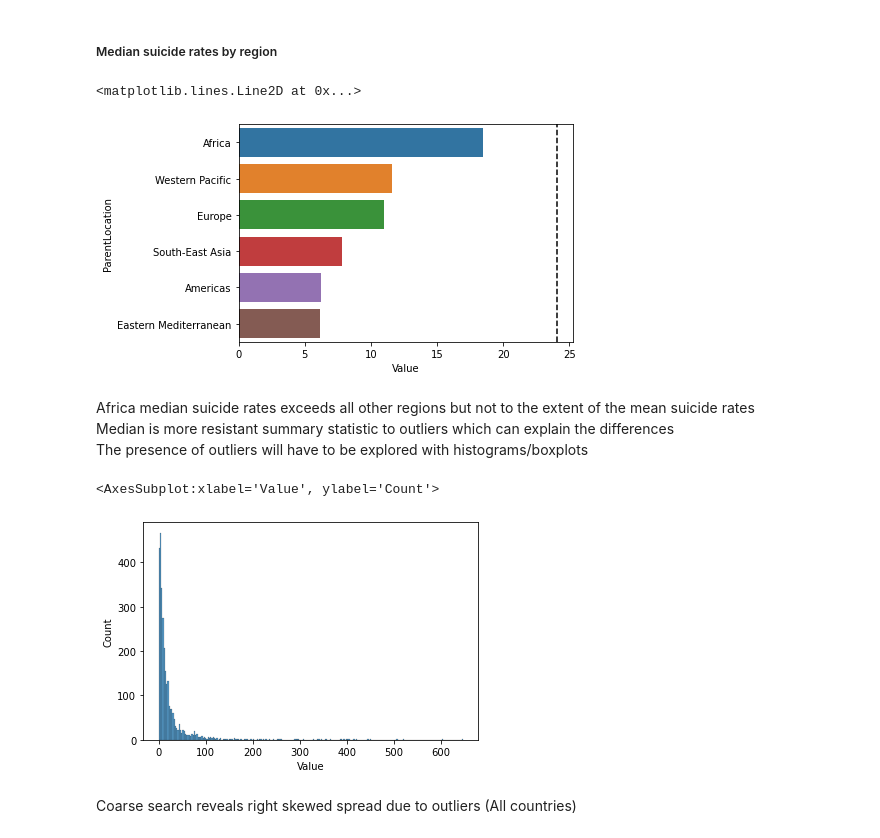
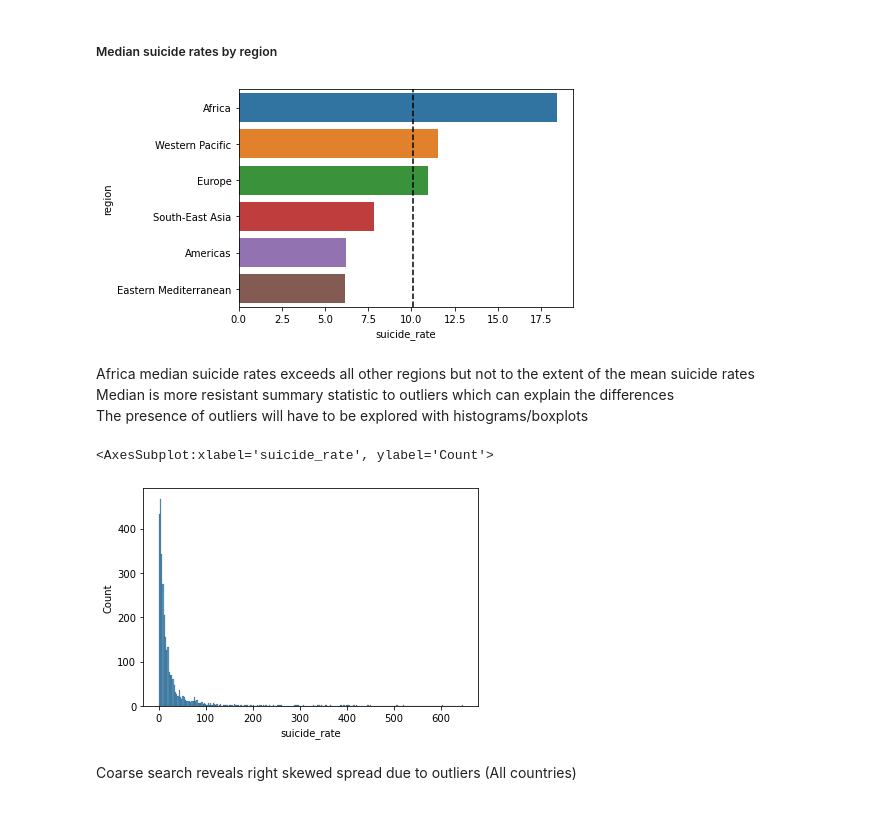
Before and after one commit to Fullcure3/WHO_suicide_rates, a Jupyter notebook: Suicides.ipynb, the cells around one changed output. Cells and saved outputs as stored; diff of their text form; code cells hidden in the pictures.

```diff
--- a/Suicides.ipynb
+++ b/Suicides.ipynb
@@ -99,7 +100,7 @@ suicide_columns = suicides.columns.to_list()
 print(suicide_columns)
 
 #Add desired columns to a list
-desired_columns = ['ParentLocation', 'Location', 'Period', 'Value', 'Dim1', 'Dim2ValueCode']
+desired_columns = ['ParentLocation', 'Location', 'Value', 'Dim1', 'Dim2ValueCode']
 # %% [output]
 ['IndicatorCode', 'Indicator', 'ValueType', 'ParentLocationCode', 'ParentLocation', 'Location type', 'SpatialDimValueCode', 'Location', 'Period type', 'Period', 'IsLatestYear', 'Dim1 type', 'Dim1', 'D ...
 # %% [markdown]
@@ -113,6 +114,6 @@ Value = Crude Suicide Rates (per 100 000 population) <br>
 Sex = Gender (Male/Female/Both) <br>
 AgeMin / AgeMax = Age ranges for data (Assume 100 yrs old is max)
 # %%
-suicides_clean = suicides[desired_columns].rename(columns={'Dim1': 'Sex', 'Dim2ValueCode': 'AgeRange'})
+suicides_clean = suicides[desired_columns].rename(columns={'Dim1': 'sex', 'Dim2ValueCode': 'age_range', 'ParentLocation': 'region', 'Location': 'country', 'Value': 'suicide_rate'})
 suicides_clean.head()
 # %% [output]
@@ -125,9 +126,9 @@ suicides_clean.head()
 # %%
 # Adjust Sex column where Both sexes = Both for simplicity
-suicides_clean['Sex'] = suicides_clean.Sex.apply(lambda sex: 'Both' if sex == 'Both sexes' else sex)
+suicides_clean['sex'] = suicides_clean.sex.apply(lambda sex: 'Both' if sex == 'Both sexes' else sex)
 
 # Check for correct changes
-suicides_clean.Sex.value_counts()
+suicides_clean.sex.value_counts()
 # %% [output]
 Both      1464
 Female    1464
@@ -136,5 +137,5 @@ Name: Sex, dtype: int64
 # %%
 # Remove the redundant Both category in sexes for future EDA (Compare Male to Female only)
-suicides_clean = suicides_clean[suicides_clean.Sex != 'Both']
+suicides_clean = suicides_clean[suicides_clean.sex != 'Both']
 suicides_clean.head()
 # %% [output]
@@ -203,28 +180,20 @@ Africa mean suicide rates exceed all other regions and the total average by near
 # %% [markdown]
 ##### Median suicide rates by region
 # %%
-# Median suicides rates including all regions to serve as a reference point in the bar graph
-suicide_rates_median = suicides_clean.Value.median()
-
-# Sort values for each region in desending order for ordered barplot
-suicides_median_sorted = suicides_clean.groupby(by='ParentLocation', as_index=False).Value.median().sort_values(by='Value', ascending=False)
-
 # Visualization of the medians to identify trends
-sns.barplot(data=suicides_median_sorted, y='ParentLocation', x='Value')
-plt.axvline(suicide_rates_mean, linestyle='--', color='black')
+summary_stats_barplot(suicides_clean, np.median, value='suicide_rate', category='region')
 # %% [output]
-<matplotlib.lines.Line2D at 0x...>
-[figure, old version]
+[figure, new version]
 # %% [markdown]
 Africa median suicide rates exceeds all other regions but not to the extent of the mean suicide rates<br>
 Median is more resistant summary statistic to outliers which can explain the differences<br>
 The presence of outliers will have to be explored with histograms/boxplots
 # %%
 #Histogram to visualize the spread of the suicide rates of all countries together
-sns.histplot(data=suicides_clean, x='Value')
+sns.histplot(data=suicides_clean, x='suicide_rate')
 # %% [output]
-<AxesSubplot:xlabel='Value', ylabel='Count'>
+<AxesSubplot:xlabel='suicide_rate', ylabel='Count'>
-[figure, old version]
+[figure, new version]
 # %% [markdown]
 Coarse search reveals right skewed spread due to outliers (All countries) <br>
 # %% [markdown]
```
Also changed, not shown: parts of 39 cells of this notebook.
